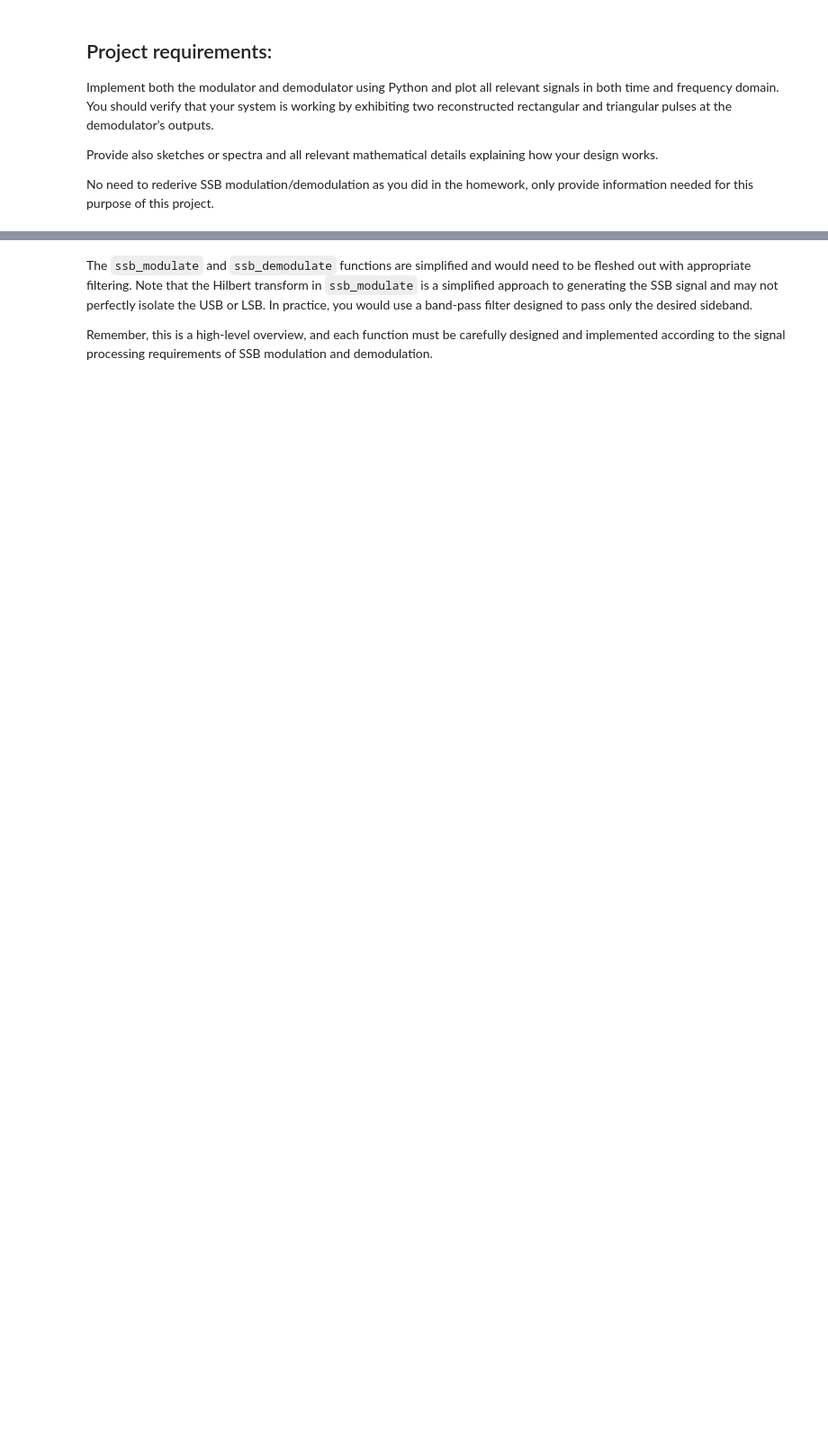
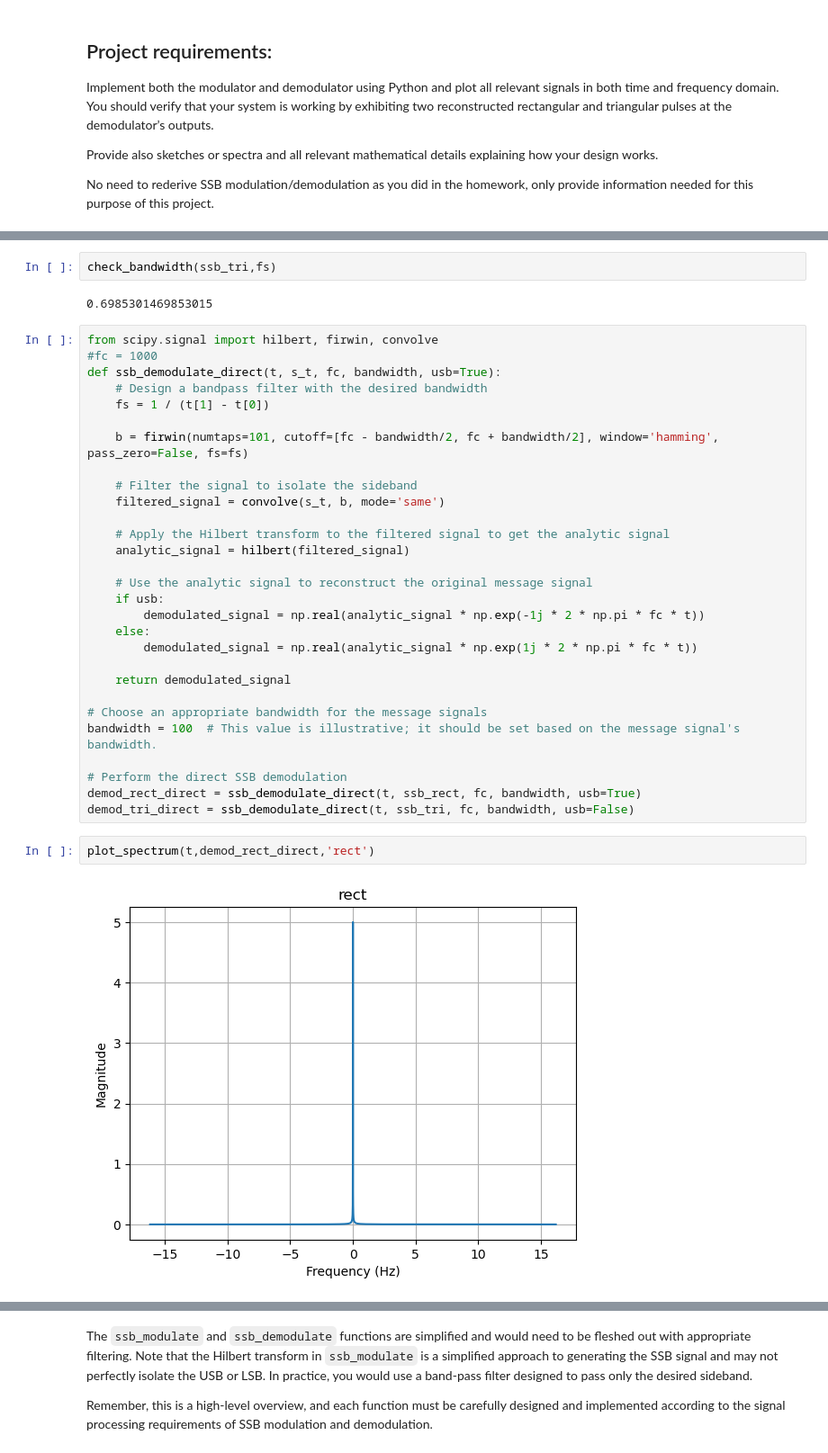
Before and after one commit to Everloom-129/ECE459_Communication_System_Project, a Jupyter notebook: PJ4/SSB.ipynb, the cells around one changed output, grey strips where cells are left out. Shown: that part at 90% size. Drawn from its saved outputs; the diff is of its cells as text; blank space fills up the shorter version.

```diff
--- a/PJ4/SSB.ipynb
+++ b/PJ4/SSB.ipynb
@@ -109,0 +140,37 @@ demod_tri = ssb_demodulate(t, ssb_tri, Ac, fc, usb=False)
+# %%
+check_bandwidth(ssb_tri,fs)
+# %% [output]
+0.6985301469853015
+# %%
+from scipy.signal import hilbert, firwin, convolve
+#fc = 1000
+def ssb_demodulate_direct(t, s_t, fc, bandwidth, usb=True):
+    # Design a bandpass filter with the desired bandwidth
+    fs = 1 / (t[1] - t[0])
+
+    b = firwin(numtaps=101, cutoff=[fc - bandwidth/2, fc + bandwidth/2], window='hamming', pass_zero=False, fs=fs)
+
+    # Filter the signal to isolate the sideband
+    filtered_signal = convolve(s_t, b, mode='same')
+
+    # Apply the Hilbert transform to the filtered signal to get the analytic signal
+    analytic_signal = hilbert(filtered_signal)
+
+    # Use the analytic signal to reconstruct the original message signal
+    if usb:
+        demodulated_signal = np.real(analytic_signal * np.exp(-1j * 2 * np.pi * fc * t))
+    else:
+        demodulated_signal = np.real(analytic_signal * np.exp(1j * 2 * np.pi * fc * t))
+
+    return demodulated_signal
+
+# Choose an appropriate bandwidth for the message signals
+bandwidth = 100  # This value is illustrative; it should be set based on the message signal's bandwidth.
+
+# Perform the direct SSB demodulation
+demod_rect_direct = ssb_demodulate_direct(t, ssb_rect, fc, bandwidth, usb=True)
+demod_tri_direct = ssb_demodulate_direct(t, ssb_tri, fc, bandwidth, usb=False)
+# %%
+plot_spectrum(t,demod_rect_direct,'rect')
+# %% [output]
+[figure, added]
```
Also changed, not shown: parts of 7 cells of this notebook.
